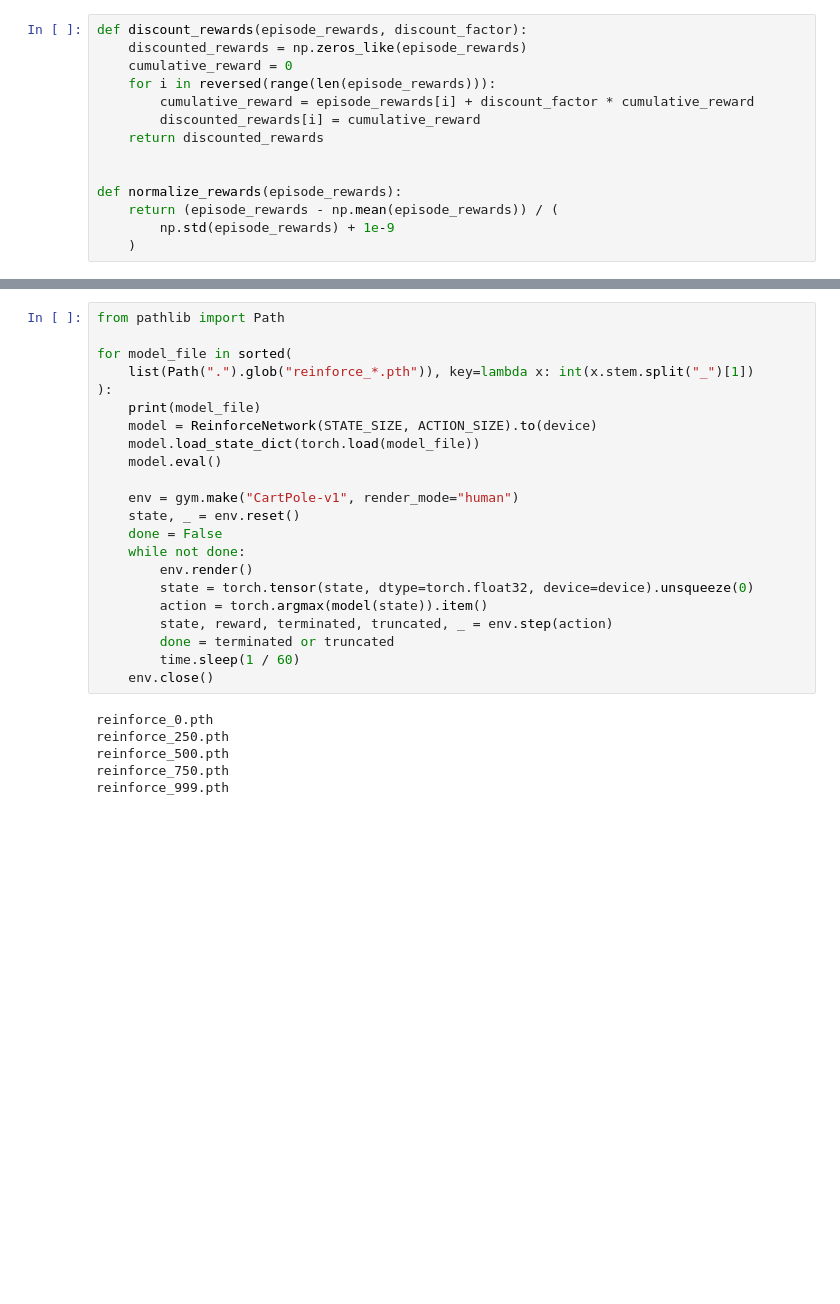
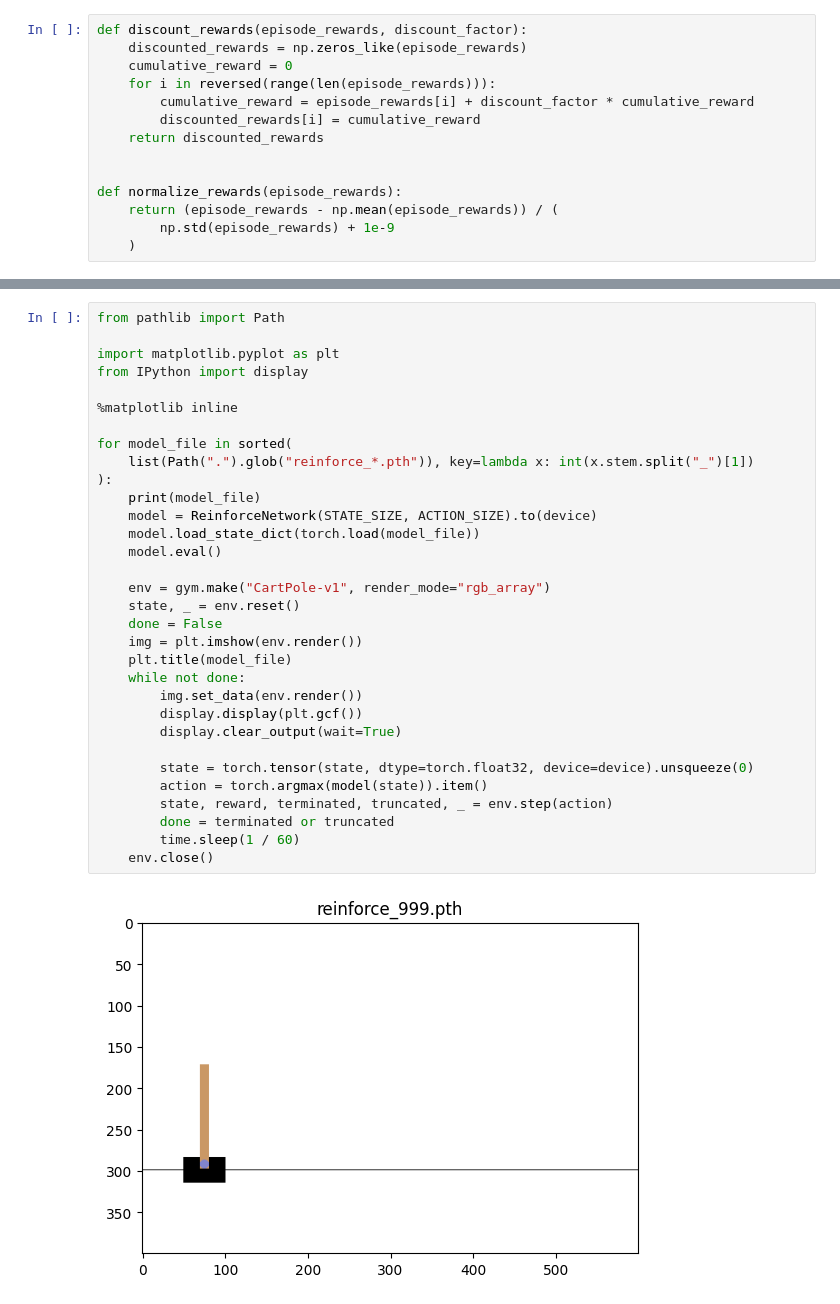
Before and after one commit to RabaDaba1/AI-research-implementations, a Jupyter notebook: reinforcement_learning/reinforce/reinforce.ipynb, the cells around one changed output, grey strips where cells are left out. Cells and saved outputs as stored; diff of their text form; blank space fills up the shorter version.

Commit message:
Improve REINFORCE algorithm.

```diff
--- a/reinforcement_learning/reinforce/reinforce.ipynb
+++ b/reinforcement_learning/reinforce/reinforce.ipynb
@@ -141,28 +140,34 @@ plt.show()
 # %%
 from pathlib import Path
+
+import matplotlib.pyplot as plt
+from IPython import display
+
+%matplotlib inline
 
 for model_file in sorted(
     list(Path(".").glob("reinforce_*.pth")), key=lambda x: int(x.stem.split("_")[1])
 ):
     print(model_file)
     model = ReinforceNetwork(STATE_SIZE, ACTION_SIZE).to(device)
     model.load_state_dict(torch.load(model_file))
     model.eval()
 
-    env = gym.make("CartPole-v1", render_mode="human")
+    env = gym.make("CartPole-v1", render_mode="rgb_array")
     state, _ = env.reset()
     done = False
+    img = plt.imshow(env.render())
+    plt.title(model_file)
     while not done:
-        env.render()
+        img.set_data(env.render())
+        display.display(plt.gcf())
+        display.clear_output(wait=True)
+
         state = torch.tensor(state, dtype=torch.float32, device=device).unsqueeze(0)
         action = torch.argmax(model(state)).item()
         state, reward, terminated, truncated, _ = env.step(action)
         done = terminated or truncated
         time.sleep(1 / 60)
     env.close()
 # %% [output]
-reinforce_0.pth
-reinforce_250.pth
-reinforce_500.pth
-reinforce_750.pth
-reinforce_999.pth
+[figure, added]
```
Also changed, not shown: parts of 3 cells of this notebook, 5 other files.
